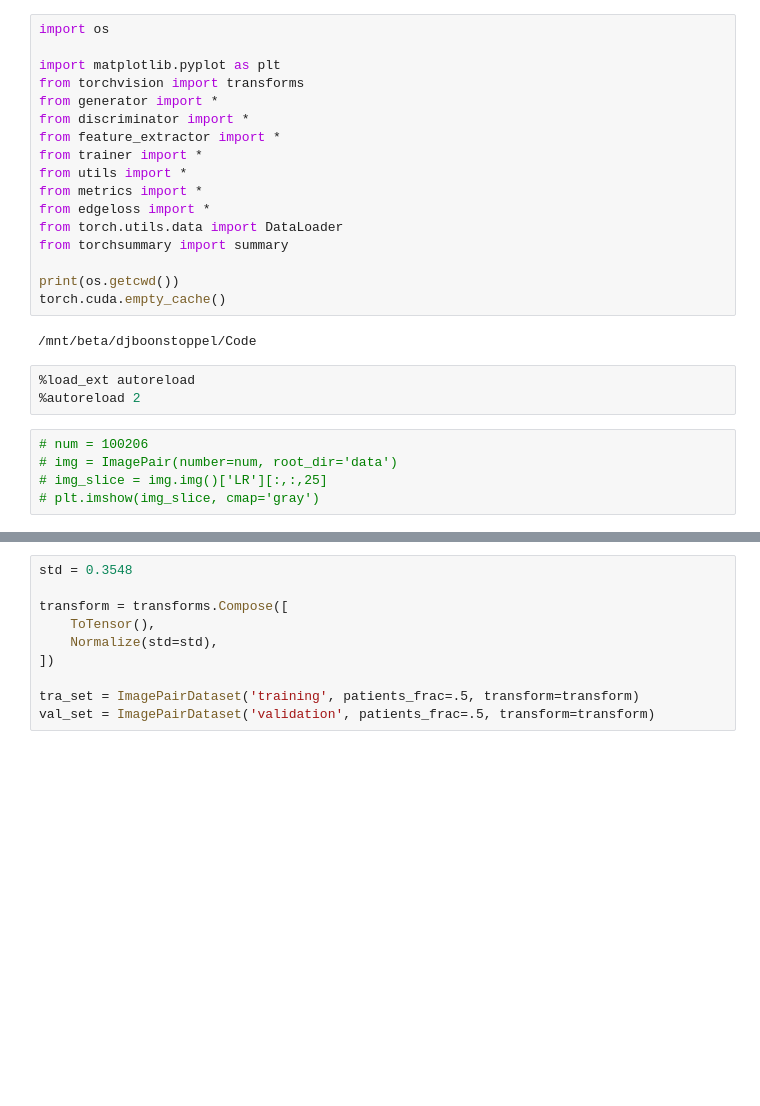
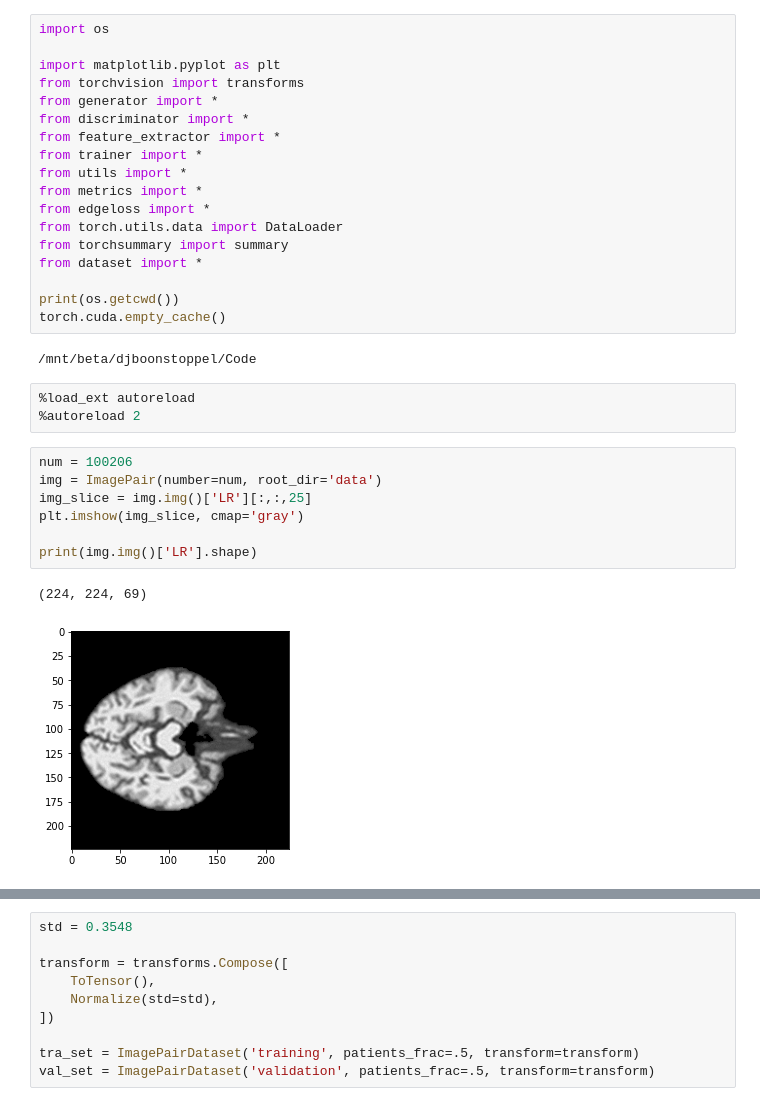
Before and after one commit to rienboonstoppel/SRGan, a Jupyter notebook: SRGAN.ipynb, the cells around one changed output, grey strips where cells are left out. Saved outputs shown, nothing was run; the diff lists cells and outputs as text; blank space fills up the shorter version.

```diff
--- a/SRGAN.ipynb
+++ b/SRGAN.ipynb
@@ -12,6 +12,7 @@ from metrics import *
 from edgeloss import *
 from torch.utils.data import DataLoader
 from torchsummary import summary
+from dataset import *
 
 print(os.getcwd())
 torch.cuda.empty_cache()
@@ -21,7 +22,12 @@ torch.cuda.empty_cache()
 %load_ext autoreload
 %autoreload 2
 # %%
-# num = 100206
-# img = ImagePair(number=num, root_dir='data')
-# img_slice = img.img()['LR'][:,:,25]
-# plt.imshow(img_slice, cmap='gray')
+num = 100206
+img = ImagePair(number=num, root_dir='data')
+img_slice = img.img()['LR'][:,:,25]
+plt.imshow(img_slice, cmap='gray')
+
+print(img.img()['LR'].shape)
+# %% [output]
+(224, 224, 69)
+[figure, added]
```
Also changed, not shown: parts of 3 cells of this notebook, 2 other files.
